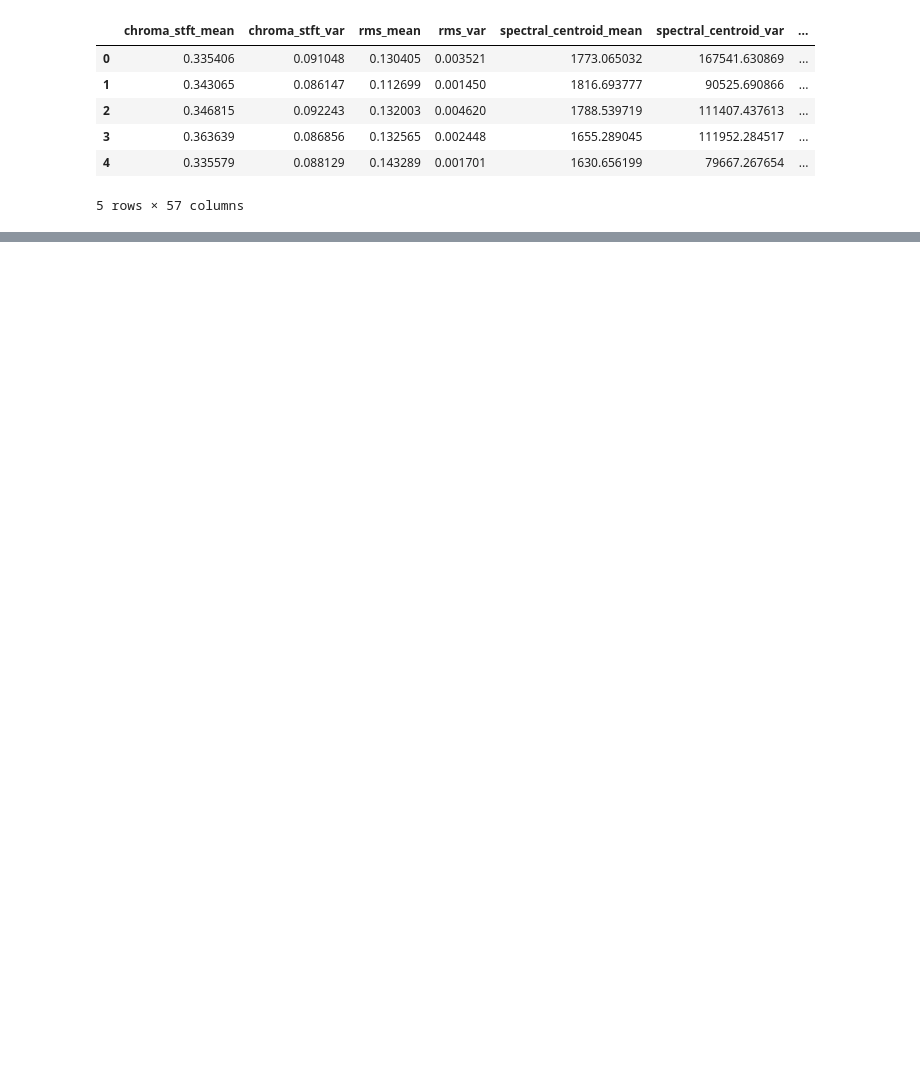
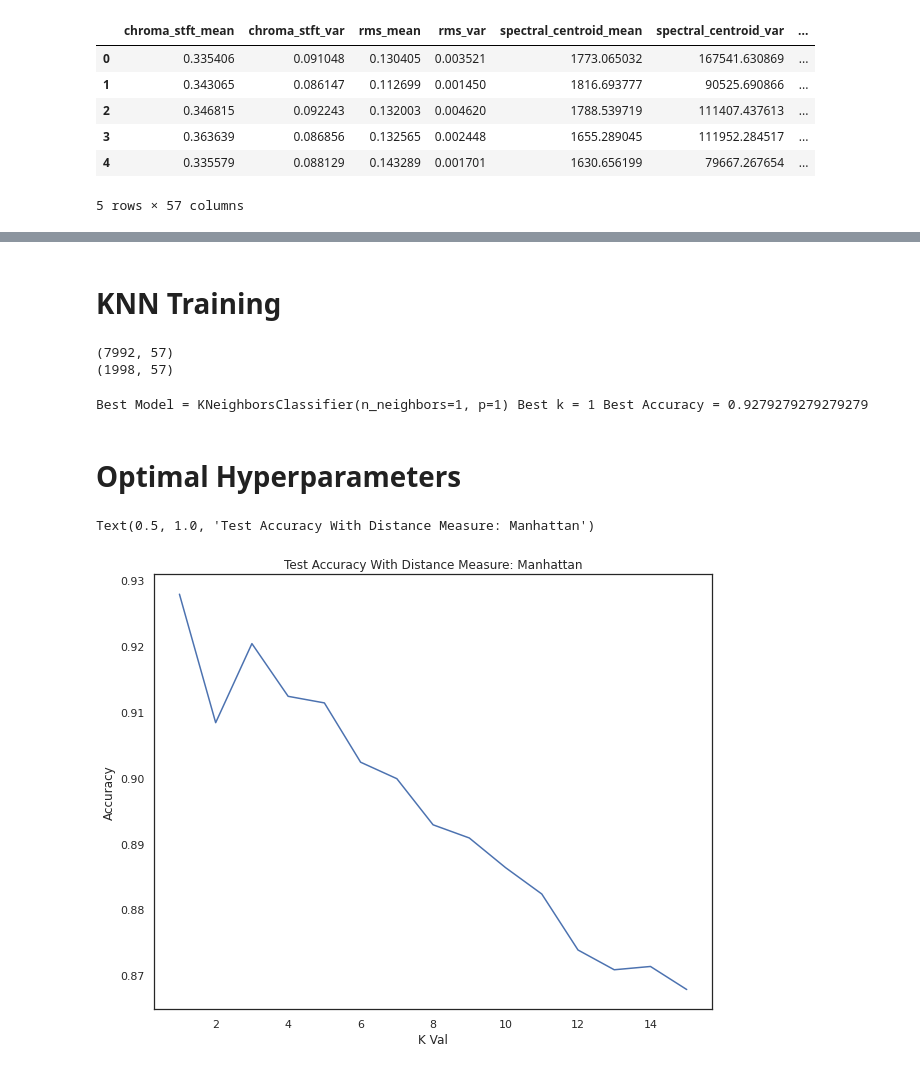
Before and after one commit to the-data-science-union/DSU-F2021-MGC, a Jupyter notebook: Modelling/ethan-KNN.ipynb, the cells around one changed output, grey strips where cells are left out. Drawn from its saved outputs; the diff is of its cells as text; code cells hidden in the pictures; blank space fills up the shorter version.

Commit message:
Finish KNN Model

```diff
--- a/Modelling/ethan-KNN.ipynb
+++ b/Modelling/ethan-KNN.ipynb
@@ -10,4 +12,4 @@ from sklearn.metrics import accuracy_score, confusion_matrix
 import matplotlib.pyplot as plt
 import seaborn as sns
 # %%
-sns.set(style='white', context='notebook', rc={'figure.figsize':(14,10)})
+sns.set(style='white', context='notebook', rc={'figure.figsize':(10,8)})
@@ -39,0 +32,3 @@ features_scaled_df.head()
+# %%
+label_map = {np.unique(labels_series)[i]:i for i in range(10)}
+labels_series = labels_series.map(lambda i: label_map[i])
@@ -39,0 +47,45 @@ features_scaled_df.head()
+# %% [markdown]
+# KNN Training
+# %%
+X_train,X_test,y_train,y_test = train_test_split(features_scaled_df, labels_series, test_size = 0.2)
+# %%
+print(X_train.shape)
+print(X_test.shape)
+# %% [output]
+(7992, 57)
+(1998, 57)
+# %%
+scores_list1 = []
+scores_list2 = []
+best_model = None
+best_accuracy = 0
+kstar = None
+pstar = None
+for p in range(1,3):
+    for k in range(1,16):
+        knn = KNeighborsClassifier(n_neighbors=k, p=p)
+        knn.fit(X_train,y_train)
+        y_pred=knn.predict(X_test)
+        test_acc = accuracy_score(y_test,y_pred)
+        if p == 1:
+            scores_list1.append(test_acc)
+        else:
+            scores_list2.append(test_acc)
+        if test_acc > best_accuracy: # and k >= 5:
+            best_model = knn
+            best_accuracy = test_acc
+            kstar = k
+            pstar = p
+print(f'Best Model = {best_model} Best k = {kstar} Best Accuracy = {best_accuracy}')
+# %% [output]
+Best Model = KNeighborsClassifier(n_neighbors=1, p=1) Best k = 1 Best Accuracy = 0.9279279279279279
+# %% [markdown]
+# Optimal Hyperparameters
+# %%
+plt.plot(range(1,16),scores_list1)
+plt.xlabel('K Val')
+plt.ylabel('Accuracy')
+plt.title('Test Accuracy With Distance Measure: Manhattan')
+# %% [output]
+Text(0.5, 1.0, 'Test Accuracy With Distance Measure: Manhattan')
+[figure, added]
```
Also changed, not shown: parts of 12 cells of this notebook.
